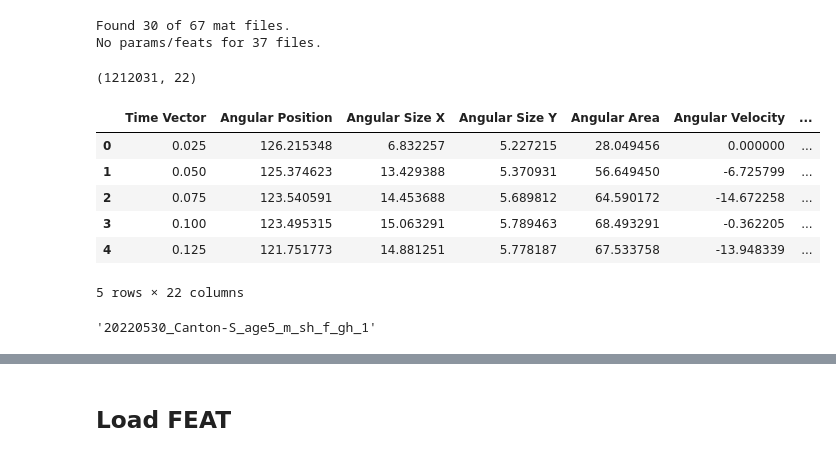
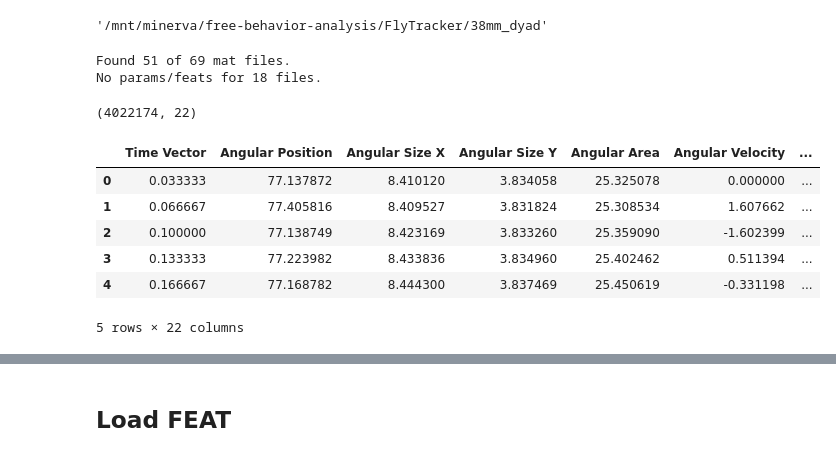
Before and after one commit to julianarhee/flytracker_analysis, a Jupyter notebook: visual-params.ipynb, the cells around one changed output, grey strips where cells are left out. Cells and saved outputs as stored; diff of their text form; code cells hidden in the pictures.

```diff
--- a/visual-params.ipynb
+++ b/visual-params.ipynb
@@ -20,10 +24,17 @@ putil.set_sns_style(style='dark', min_fontsize=12)
 # %%
 %matplotlib notebook
 # %%
-rootdir = '/mnt/minerva/courtship-videos'
+rootdir = '/mnt/minerva'
 # rootdir = '/mnt/sda/Videos'
-assay='single_20mm_1x1'
+assay='38mm_dyad'
 
-sessionpaths = sorted(glob.glob(os.path.join(rootdir, assay, '202*')), key=util.natsort)
+videodir = os.path.join(rootdir, 'courtship-videos', assay)
+sessionpaths = sorted(glob.glob(os.path.join(videodir, '20*')), key=util.natsort)
 len(sessionpaths)
+
+# Add FT processed data from AO
+if assay == '38mm_dyad':
+    addpaths = sorted(glob.glob(os.path.join(videodir, 'AO_data', '*')), key=util.natsort)
+sessionpaths.extend(addpaths)
+print(len(sessionpaths))
 # %% [output]
@@ -35,54 +52,70 @@ if not os.path.exists(savedir):
+# %%
+savedir
+# %% [output]
+'/mnt/minerva/free-behavior-analysis/FlyTracker/38mm_dyad'
 # %%
 #sess = [i for i in sessionpaths if '20220212-1150_ctns_3do_sh' in i][0]
-no_trk=[]; found_trk=[];
+no_trk=[]; found_trk=[]; found_sessionpaths=[];
 for sess in sessionpaths:
     found_mats = glob.glob(os.path.join(sess, 'visualparams.mat'))
     if len(found_mats)==0:
         no_trk.append(os.path.split(sess)[-1])
     else:
         found_trk.append(os.path.split(sess)[-1])
+        found_sessionpaths.append(sess)
 print("Found {} of {} mat files.".format(len(found_trk), len(sessionpaths)))
 print("No params/feats for {} files.".format(len(no_trk)))
 # %% [output]
-Found 30 of 67 mat files.
-No params/feats for 37 files.
+Found 51 of 69 mat files.
+No params/feats for 18 files.
 # %%
 d_list = []
-for acq in found_trk:
-    fpath = os.path.join(rootdir, assay, acq, 'visualparams.mat')
+for sesspath in found_sessionpaths:
+    acq = os.path.split(sesspath)[-1]
+    fpath = os.path.join(sesspath, 'visualparams.mat')
     df_ = util.load_mat_frames_and_var(fpath)
     df_['acquisition'] = acq
-
     # get species
-    species_abbr = acq.split('_')[1]
-    species_strain = 'na'
-    if species_abbr.startswith('mau'):
-        species_strain = species_abbr[3:]
-        species_abbr = species_abbr[0:3]
-    elif species_abbr in ('Canton-S', 'ctns'):
+    if 'mel-' in acq:
         species_abbr = 'mel'
-        species_strain = 'cantons'
+        species_strain = 'na'
+    elif 'suz-' in acq:
+        species_abbr = 'suz'
+        species_strain = 'na'
+    else:
+        if '_fly' in acq:
+            species_abbr = acq.split('_')[2]
+        else:
+            species_abbr = acq.split('_')[1]
+        species_strain = 'na'
+        if species_abbr.startswith('mau'):
+            species_strain = species_abbr[3:]
+            species_abbr = species_abbr[0:3]
+        elif species_abbr in ('Canton-S', 'ctns'):
+            species_abbr = 'mel'
+            species_strain = 'cantons'
     # get age
-    age = int(re.sub('\D', '', acq.split('_')[2]))
+    if '_fly' in acq:
+        age = int(re.sub('\D', '', acq.split('_')[3]))
+    elif len(acq.split('_'))<2:
+        age = None
+    else:
+        age = int(re.sub('\D', '', acq.split('_')[2]))
 
     df_['species'] = species_abbr
     df_['strain'] = species_strain
     df_['age'] = age
 
     d_list.append(df_)
 df = pd.concat(d_list)
 print(df.shape)
 df.head()
 # %% [output]
-(1212031, 22)
+(4022174, 22)
 |  | Time Vector | Angular Position | Angular Size X | Angular Size Y | Angular Area | Angular Velocity | ... |
-| 0 | 0.025 | 126.215348 | 6.832257 | 5.227215 | 28.049456 | 0.000000 | ... |
-| 1 | 0.050 | 125.374623 | 13.429388 | 5.370931 | 56.649450 | -6.725799 | ... |
-| 2 | 0.075 | 123.540591 | 14.453688 | 5.689812 | 64.590172 | -14.672258 | ... |
-| 3 | 0.100 | 123.495315 | 15.063291 | 5.789463 | 68.493291 | -0.362205 | ... |
-| 4 | 0.125 | 121.751773 | 14.881251 | 5.778187 | 67.533758 | -13.948339 | ... |
+| 0 | 0.033333 | 77.137872 | 8.410120 | 3.834058 | 25.325078 | 0.000000 | ... |
+| 1 | 0.066667 | 77.405816 | 8.409527 | 3.831824 | 25.308534 | 1.607662 | ... |
+| 2 | 0.100000 | 77.138749 | 8.423169 | 3.833260 | 25.359090 | -1.602399 | ... |
+| 3 | 0.133333 | 77.223982 | 8.433836 | 3.834960 | 25.402462 | 0.511394 | ... |
+| 4 | 0.166667 | 77.168782 | 8.444300 | 3.837469 | 25.450619 | -0.331198 | ... |
 5 rows × 22 columns
-# %%
-acq
-# %% [output]
-'20220530_Canton-S_age5_m_sh_f_gh_1'
```
Also changed, not shown: parts of 120 cells of this notebook, 1 other file.
